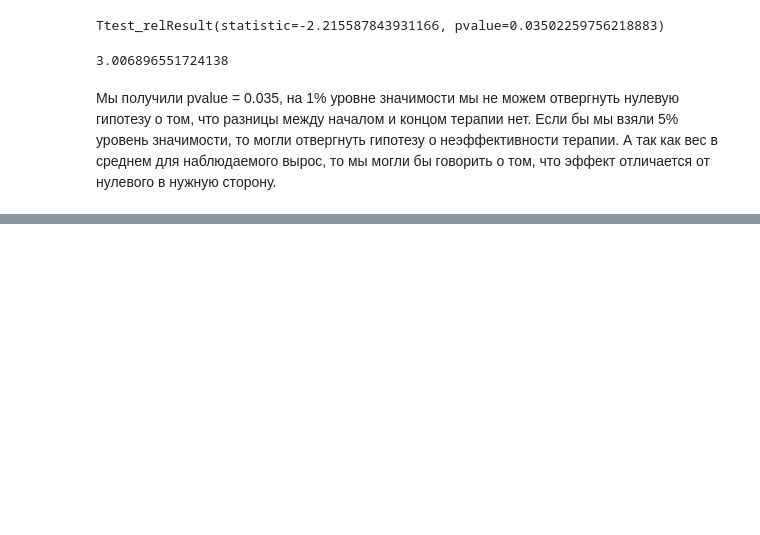
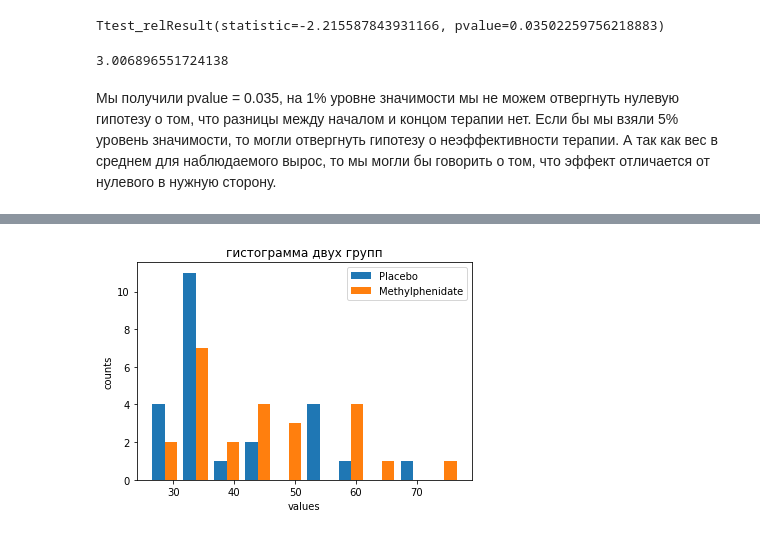
Before and after one commit to ksetdekov/HSE_DS, a Jupyter notebook: 03 Math/Stat hw3/hw3.ipynb, the cells around one changed output, grey strips where cells are left out. Cells and saved outputs as stored; diff of their text form; code cells hidden in the pictures; blank space fills up the shorter version.

```diff
--- a/03 Math/Stat hw3/hw3.ipynb
+++ b/03 Math/Stat hw3/hw3.ipynb
@@ -185,0 +244,14 @@ Ttest_relResult(statistic=-2.215587843931166, pvalue=0.03502259756218883)
+# %%
+drugtest = pd.read_csv("data/methylphenidate.txt", delimiter=' ')
+# %%
+fig, ax = plt.subplots()
+ax.hist(drugtest, label=drugtest.columns)
+ax.legend()
+
+
+ax.set_xlabel('values')
+ax.set_ylabel('counts')
+ax.set_title('гистограмма двух групп')
+plt.show()
+# %% [output]
+[figure, added]
```
Also changed, not shown: parts of 27 cells of this notebook.
